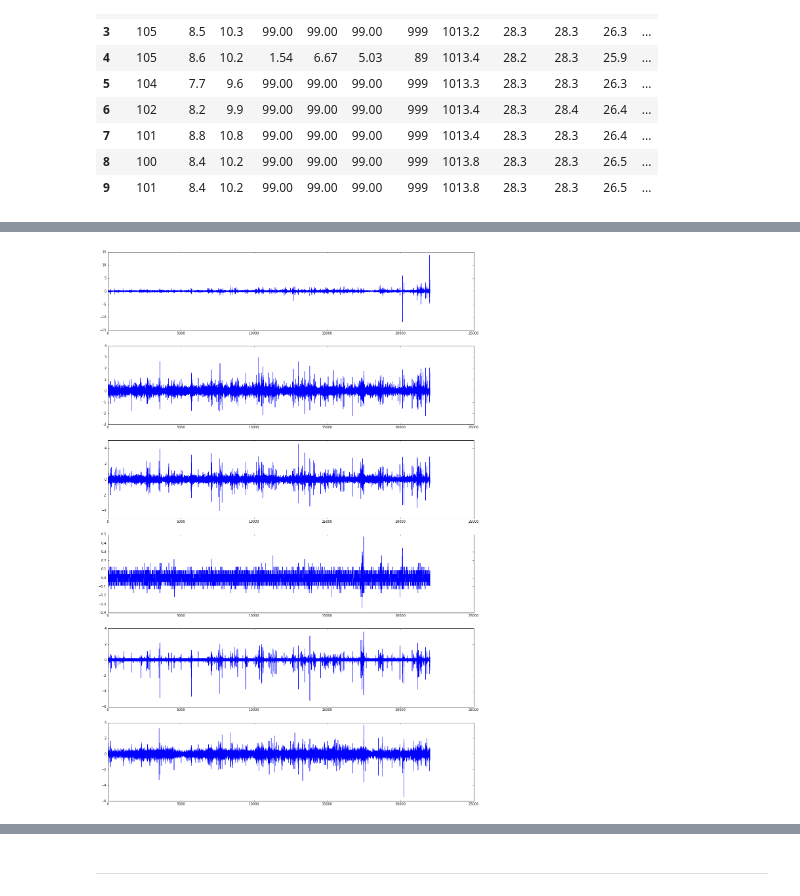
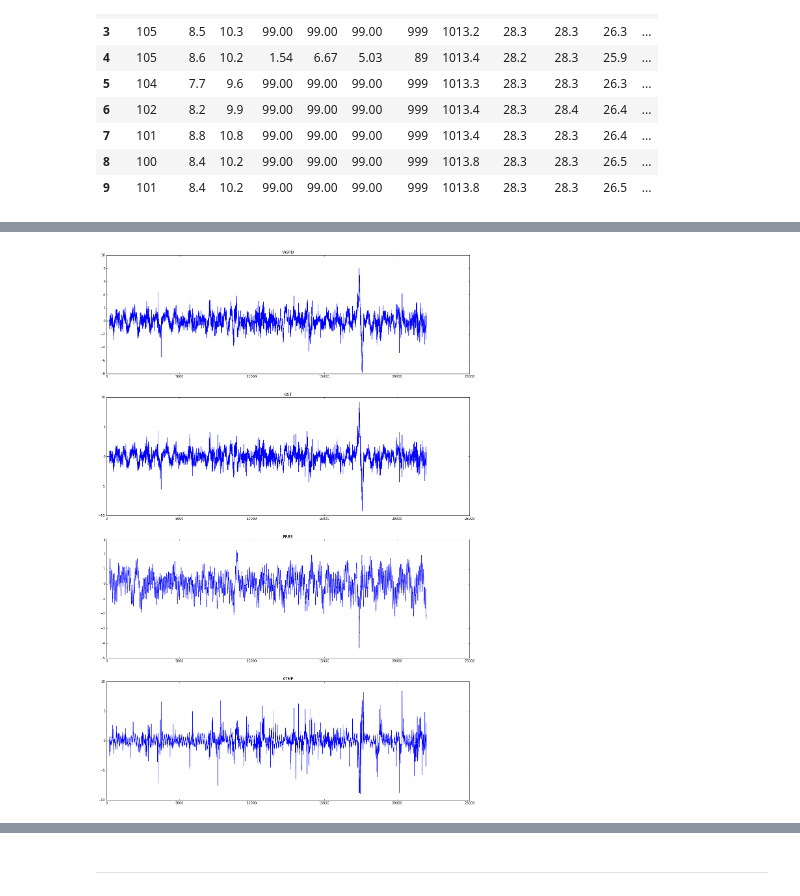
Before and after one commit to alokkshukla/cs109-2, a Jupyter notebook: Baseline_SecondBuoy/Explorations_42059.ipynb, the cells around one changed output, grey strips where cells are left out. Saved outputs shown, nothing was run; the diff lists cells and outputs as text; code cells hidden in the pictures.

```diff
--- a/Baseline_SecondBuoy/Explorations_42059.ipynb
+++ b/Baseline_SecondBuoy/Explorations_42059.ipynb
@@ -97,10 +97,14 @@ data_dic['df_1'].head(10)
 df_global_raw = data_dic['df_1']
 
 # concatente
+
+title = ['WSPD' , 'GST' , 'PRES' , 'ATMP']
+# title = ['WDIR' , 'WSPD' , 'GST' , 'PRES' , 'ATMP' , 'DEWP']
+
 for i in range(2,6):
     df_global_raw = pd.concat([df_global_raw , data_dic['df_' + str(i)]] , axis = 0)
 
-df_global = df_global_raw[['WDIR' , 'WSPD' , 'GST' , 'PRES' , 'ATMP' , 'DEWP']]
+df_global = df_global_raw[title]
 
 # data array
 data_raw = df_global.values
@@ -131,6 +135,7 @@ n = data.shape[1]
 for i in range (n):
     ax = fig.add_subplot(n,1,i + 1)
     ax.plot(data[:,i])
+    ax.set_title(title[i])
 
 plt.show()
 # %% [output]
@@ -141,22 +146,26 @@ plt.show()
 
 data_fil = np.zeros(data_norm.shape)
 
-for i in range (1, data_norm.shape[0]):
-    data_fil[i, :] = data_norm[i,:] - data_norm[i-1,:]
+# select lag
+d = 200
+
+for i in range (d, data_norm.shape[0]):
+    data_fil[i, :] = data_norm[i,:] - data_norm[i-d,:]
 # %%
 # Visualization
 # -------------
 fig = plt.figure(figsize = (20, 30))
 n = data_fil.shape[1]
 
 # iterrate for data columns
 for i in range (n):
     ax = fig.add_subplot(n,1,i + 1)
     ax.plot(data_fil[:,i])
+    ax.set_title(title[i])
 
 plt.show()
 # %% [output]
-[figure, old version]
+[figure, new version]
 # %%
 # simulated Data
 # --------------
```
Also changed, not shown: parts of 15 cells of this notebook.
